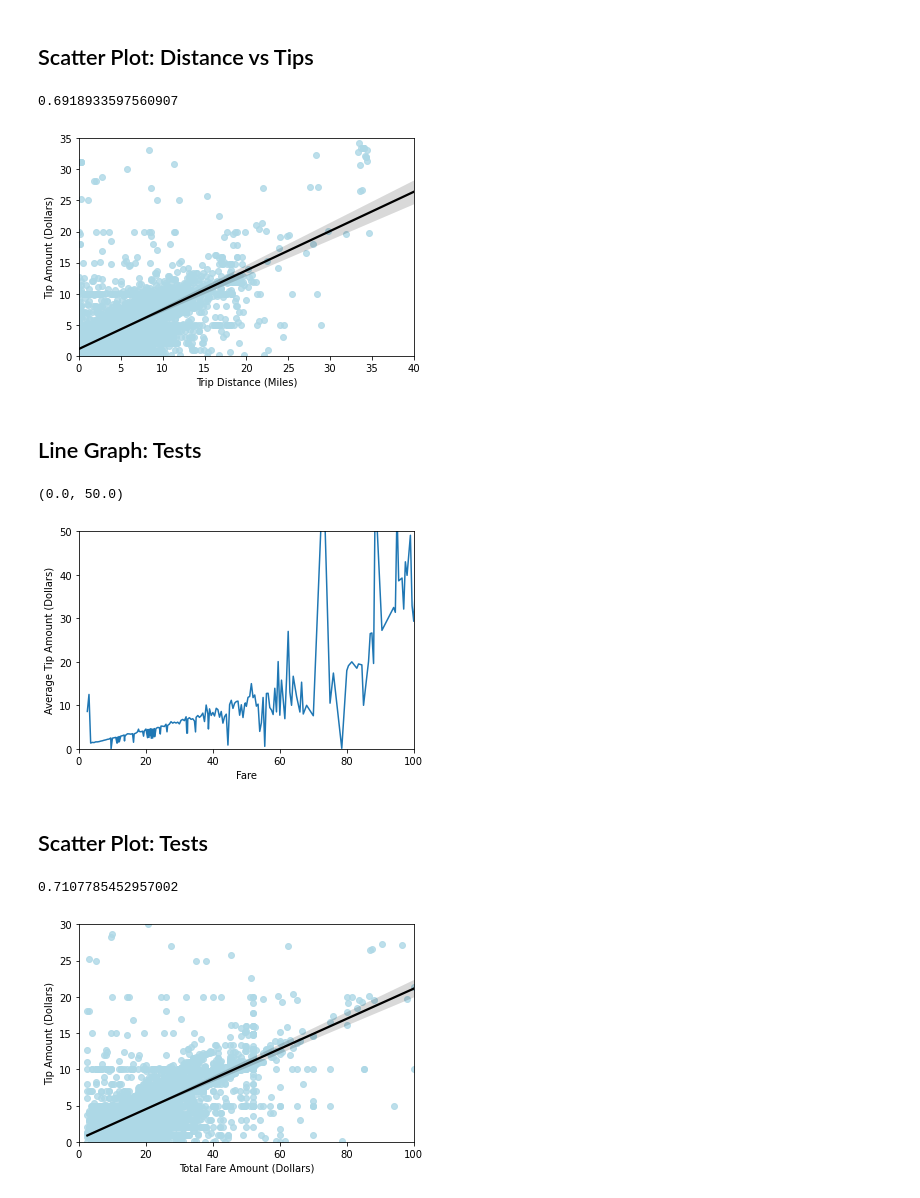
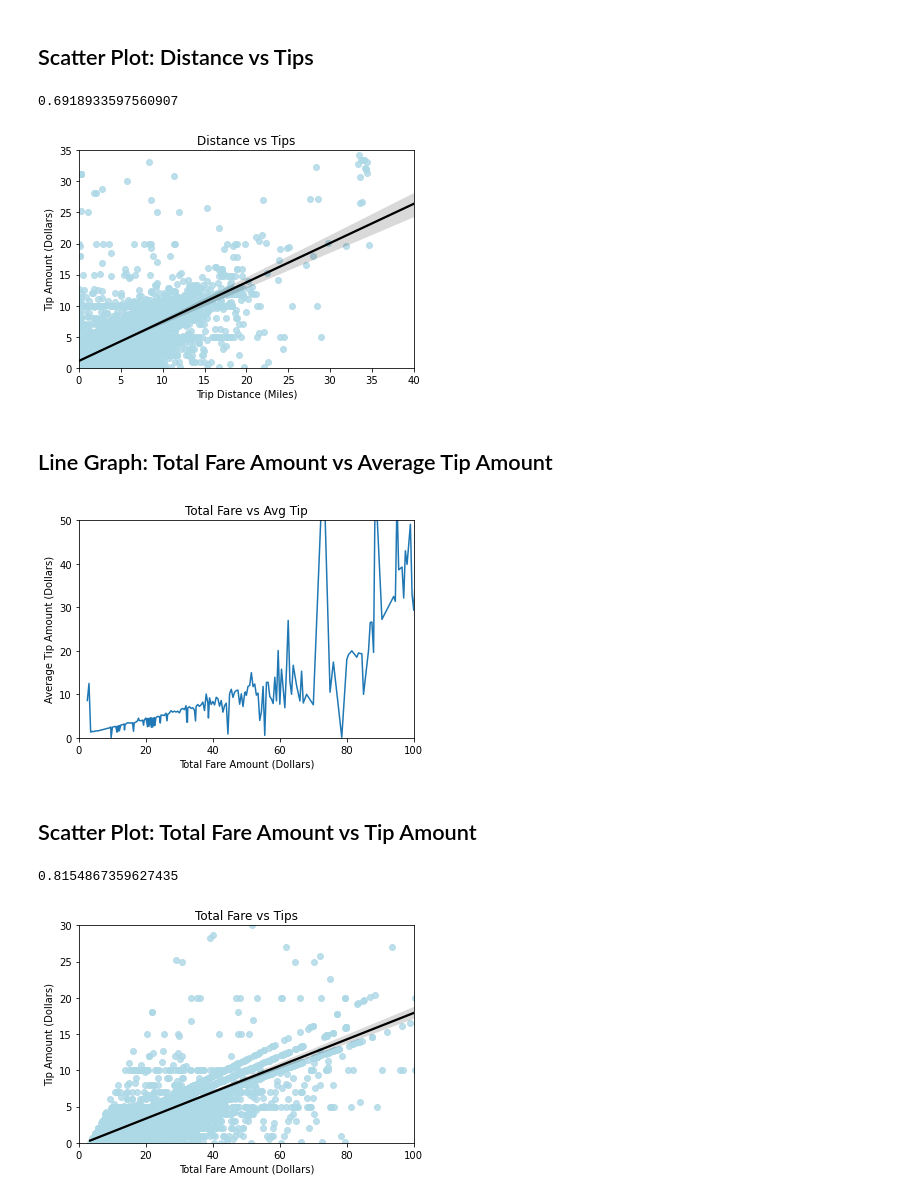
Before and after one commit to UCB-stat-159-s22/hw07-group16, a Jupyter notebook: tip_analysis.ipynb, the cells around one changed output. Cells and saved outputs as stored; diff of their text form; code cells hidden in the pictures.

```diff
--- a/tip_analysis.ipynb
+++ b/tip_analysis.ipynb
@@ -8,5 +9,5 @@ import seaborn as sns
 # %%
-df = pd.read_csv('data/taxi_clean.csv')
+df = utils.open_taxi_clean_df()
 df
 # %% [output]
 |  | VendorID | lpep_pickup_datetime | lpep_dropoff_datetime | store_and_fwd_flag | RatecodeID | PULocationID | ... |
@@ -103,39 +94,44 @@ plt.ylim([0,50])
 # %%
 x = df['trip_distance']
 y = df['tip_amount']
 sns.regplot(x, y, scatter_kws={"color": "lightblue"}, line_kws={"color": "black"})
 plt.xlabel('Trip Distance (Miles)')
 plt.ylabel('Tip Amount (Dollars)')
+plt.title('Distance vs Tips')
 plt.xlim([0,40])
 plt.ylim([0,35])
+plt.savefig('figures/distance_tips_scatter')
 np.corrcoef(x,y)[0][1]
 # %% [output]
 0.6918933597560907
-[figure, old version]
+[figure, new version]
 # %% [markdown]
-## Line Graph: Tests
+## Line Graph: Total Fare Amount vs Average Tip Amount
 # %%
 x = fare_amounts
 y = fare_avgs['tip_amount']
 plt.plot(x,y)
 plt.xlabel('Total Fare Amount (Dollars)')
 plt.ylabel('Average Tip Amount (Dollars)')
+plt.title('Total Fare vs Avg Tip')
 plt.xlim([0,100])
 plt.ylim([0,50])
+plt.savefig('figures/total__fare_line')
 # %% [output]
-(0.0, 50.0)
-[figure, old version]
+[figure, new version]
 # %% [markdown]
-## Scatter Plot: Tests
+## Scatter Plot: Total Fare Amount vs Tip Amount
 # %%
-x = df['fare_amount']
+x = df['total_amount']
 y = df['tip_amount']
 sns.regplot(x, y, scatter_kws={"color": "lightblue"}, line_kws={"color": "black"})
 plt.xlabel('Total Fare Amount (Dollars)')
 plt.ylabel('Tip Amount (Dollars)')
+plt.title('Total Fare vs Tips')
 plt.xlim([0,100])
 plt.ylim([0,30])
+plt.savefig('figures/total__fare_scatter')
 np.corrcoef(x,y)[0][1]
 # %% [output]
-0.7107785452957002
+0.8154867359627435
-[figure, old version]
+[figure, new version]
```
Also changed, not shown: parts of 10 cells of this notebook, 7 other files.
